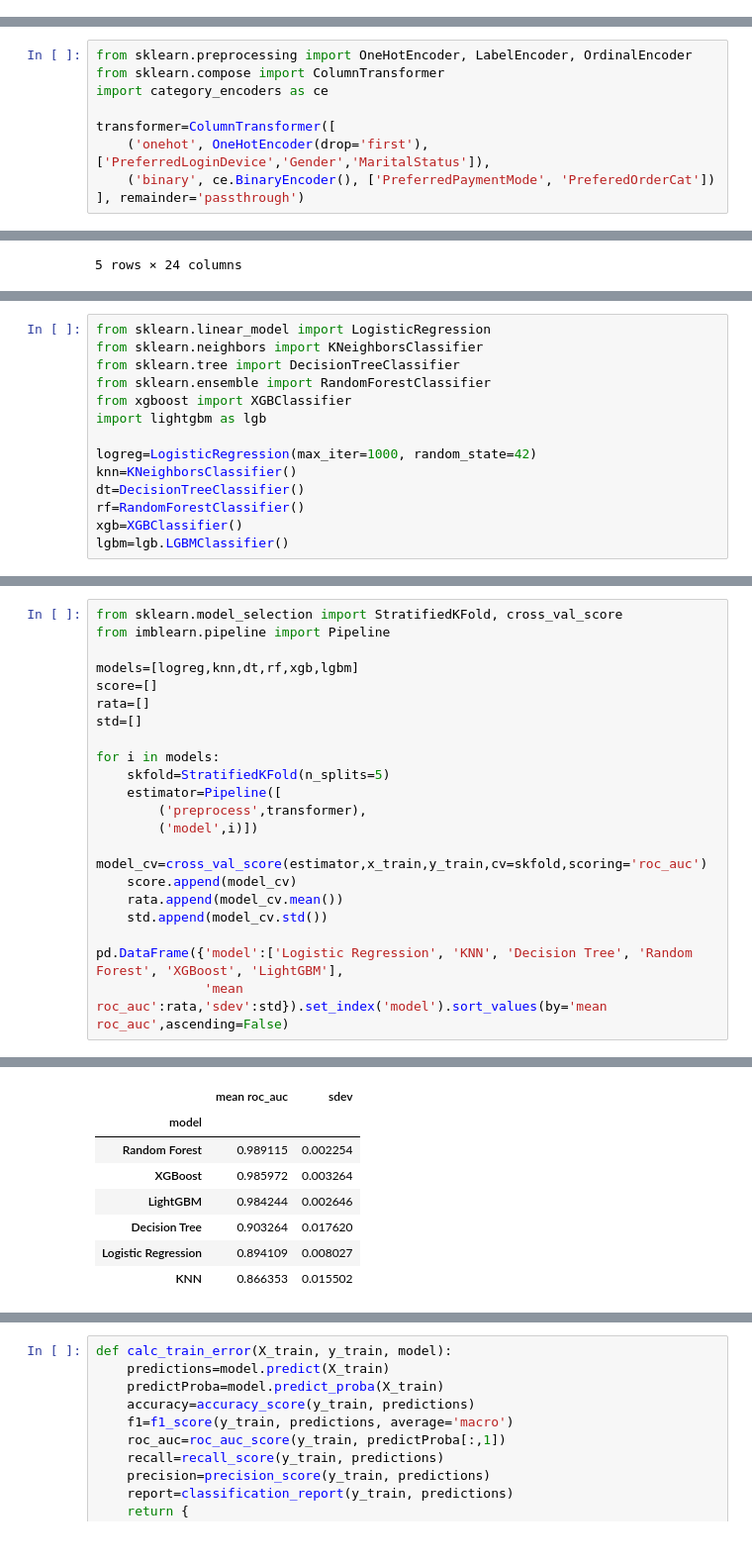
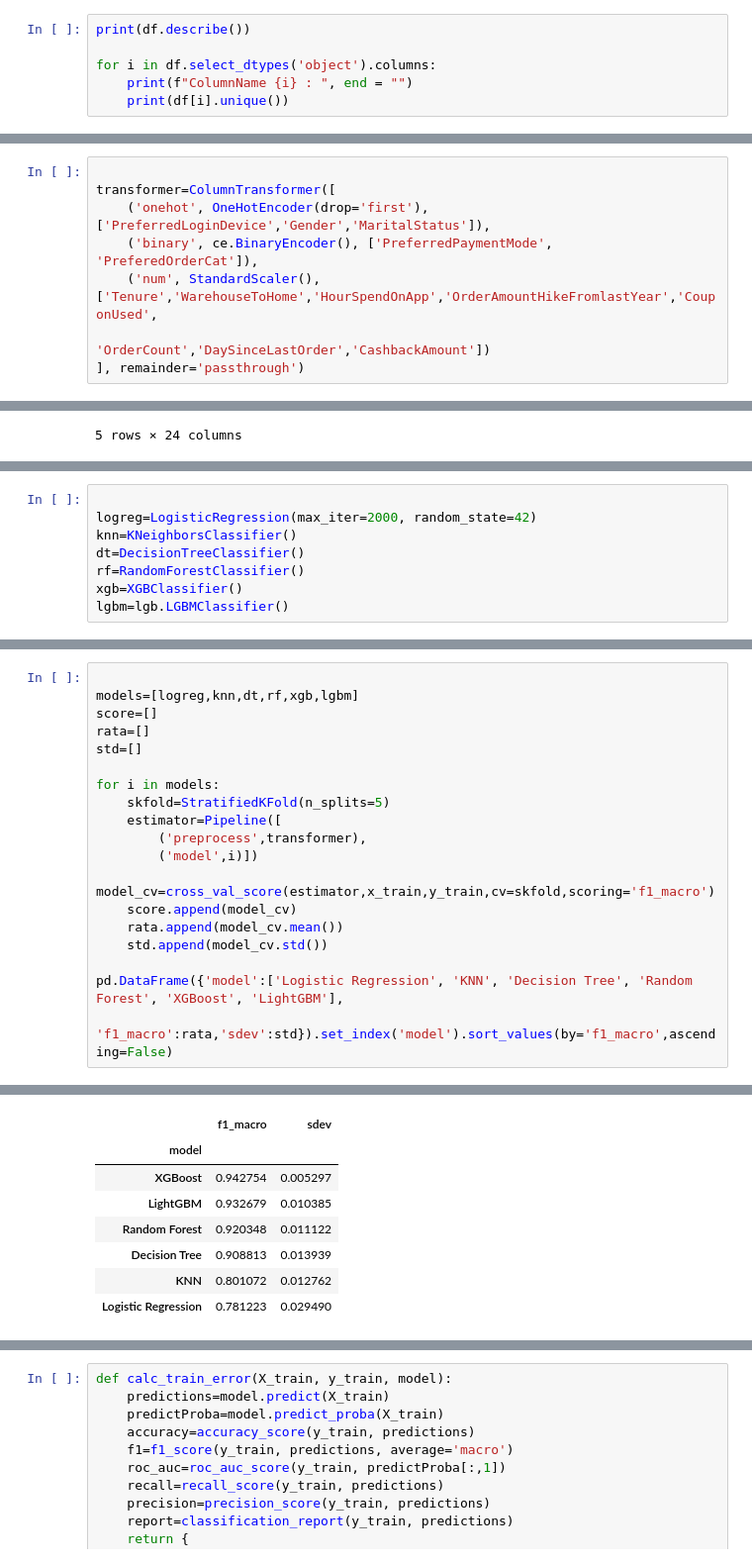
Before and after one commit to Dokaebi20/Finpro_Zetta_11-24, a Jupyter notebook: FinPro.ipynb, the cells around one changed output, grey strips where cells are left out. Shown at 99% size. Drawn from its saved outputs; the diff is of its cells as text.

```diff
--- a/FinPro.ipynb
+++ b/FinPro.ipynb
@@ -730,3 +735,9 @@ Data columns (total 20 columns):
  19  NoLastOrderInfo              5630 non-null   int32
 dtypes: float64(10), int32(1), int64(4), object(5)
 memory usage: 857.8+ KB
+# %%
+print(df.describe())
+
+for i in df.select_dtypes('object').columns:
+    print(f"ColumnName {i} : ", end = "")
+    print(df[i].unique())
@@ -1228,13 +1299,12 @@ df.head()
 | 3 | 1 | 0.0 | Mobile Phone | 3 | 15.0 | Debit Card | Male | ... |
 | 4 | 1 | 0.0 | Mobile Phone | 1 | 12.0 | Credit Card | Male | ... |
 # %%
-from sklearn.preprocessing import OneHotEncoder, LabelEncoder, OrdinalEncoder
-from sklearn.compose import ColumnTransformer
-import category_encoders as ce
 
 transformer=ColumnTransformer([
     ('onehot', OneHotEncoder(drop='first'), ['PreferredLoginDevice','Gender','MaritalStatus']),
-    ('binary', ce.BinaryEncoder(), ['PreferredPaymentMode', 'PreferedOrderCat'])
+    ('binary', ce.BinaryEncoder(), ['PreferredPaymentMode', 'PreferedOrderCat']),
+    ('num', StandardScaler(), ['Tenure','WarehouseToHome','HourSpendOnApp','OrderAmountHikeFromlastYear','CouponUsed',
+                               'OrderCount','DaySinceLastOrder','CashbackAmount'])
 ], remainder='passthrough')
 # %%
 x=df.drop(columns=['Churn'])
@@ -1257,12 +1342,6 @@ testing.head()
 # %%
-from sklearn.linear_model import LogisticRegression
-from sklearn.neighbors import KNeighborsClassifier
-from sklearn.tree import DecisionTreeClassifier
-from sklearn.ensemble import RandomForestClassifier
-from xgboost import XGBClassifier
-import lightgbm as lgb
 
-logreg=LogisticRegression(max_iter=1000, random_state=42)
+logreg=LogisticRegression(max_iter=2000, random_state=42)
 knn=KNeighborsClassifier()
 dt=DecisionTreeClassifier()
 rf=RandomForestClassifier()
@@ -1271,6 +1352,4 @@ lgbm=lgb.LGBMClassifier()
 # %%
-from sklearn.model_selection import StratifiedKFold, cross_val_score
-from imblearn.pipeline import Pipeline
 
 models=[logreg,knn,dt,rf,xgb,lgbm]
 score=[]
@@ -1282,11 +1361,11 @@ for i in models:
     estimator=Pipeline([
         ('preprocess',transformer),
         ('model',i)])
-    model_cv=cross_val_score(estimator,x_train,y_train,cv=skfold,scoring='roc_auc')
+    model_cv=cross_val_score(estimator,x_train,y_train,cv=skfold,scoring='f1_macro')
     score.append(model_cv)
     rata.append(model_cv.mean())
     std.append(model_cv.std())
 
 pd.DataFrame({'model':['Logistic Regression', 'KNN', 'Decision Tree', 'Random Forest', 'XGBoost', 'LightGBM'],
-              'mean roc_auc':rata,'sdev':std}).set_index('model').sort_values(by='mean roc_auc',ascending=False)
+              'f1_macro':rata,'sdev':std}).set_index('model').sort_values(by='f1_macro',ascending=False)
 # %% [output]
@@ -1327,8 +1389,8 @@ And if memory is not enough, you can set `force_col_wise=true`.
-|  | mean roc_auc | sdev |
+|  | f1_macro | sdev |
 | model |  |  |
-| Random Forest | 0.989115 | 0.002254 |
-| XGBoost | 0.985972 | 0.003264 |
-| LightGBM | 0.984244 | 0.002646 |
-| Decision Tree | 0.903264 | 0.017620 |
-| Logistic Regression | 0.894109 | 0.008027 |
-| KNN | 0.866353 | 0.015502 |
+| XGBoost | 0.942754 | 0.005297 |
+| LightGBM | 0.932679 | 0.010385 |
+| Random Forest | 0.920348 | 0.011122 |
+| Decision Tree | 0.908813 | 0.013939 |
+| KNN | 0.801072 | 0.012762 |
+| Logistic Regression | 0.781223 | 0.029490 |
```
Also changed, not shown: parts of 62 cells of this notebook.
